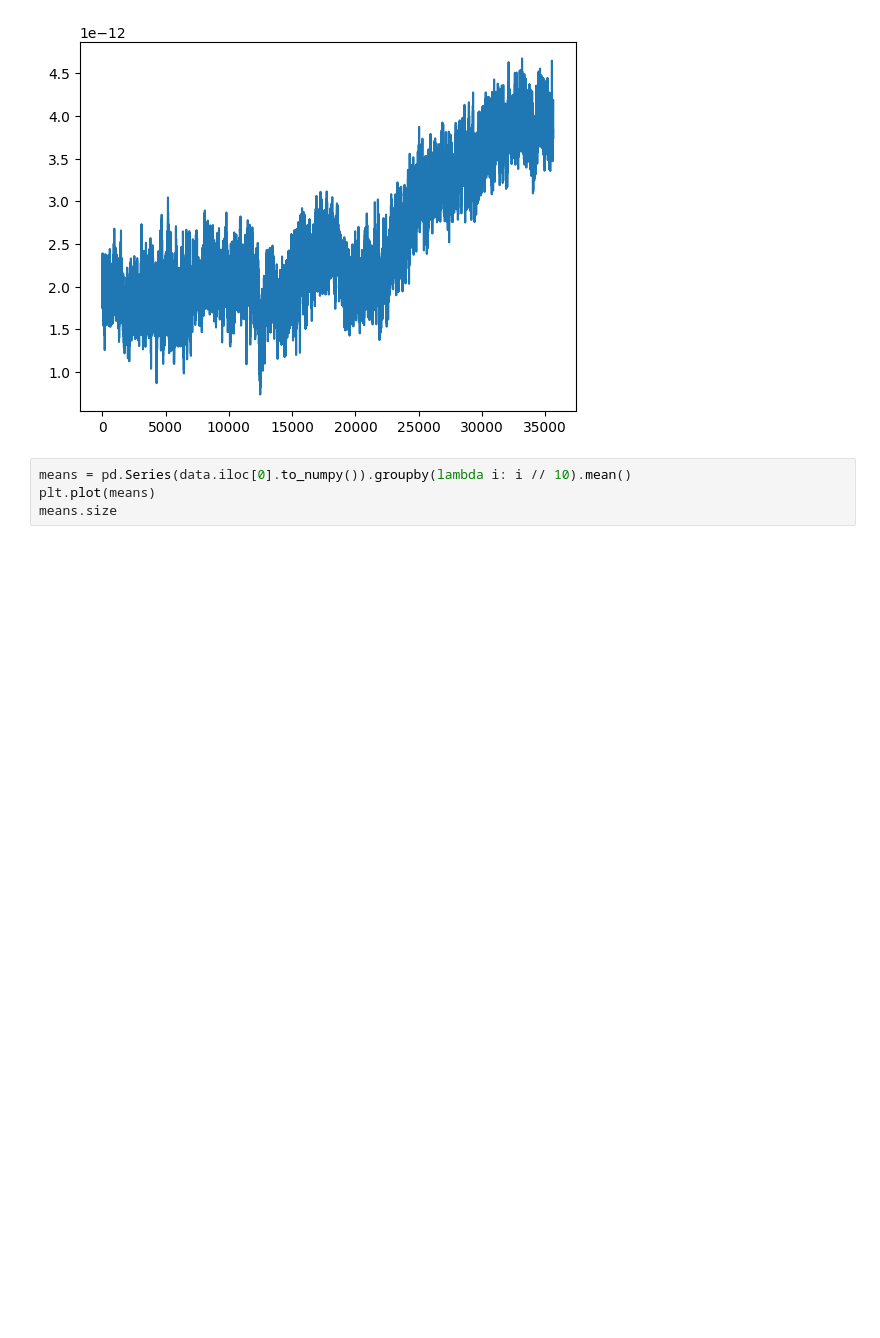
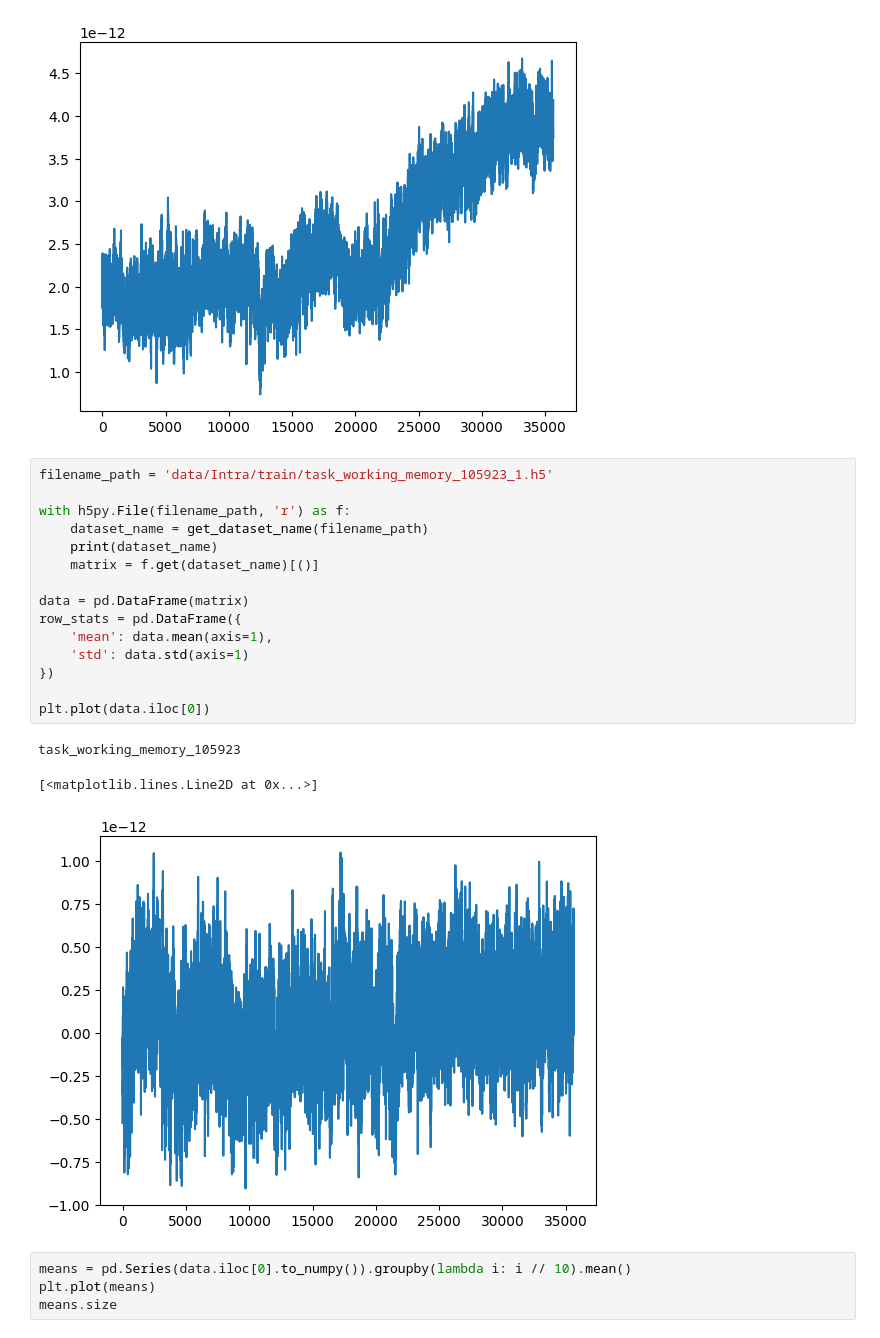
Before and after one commit to LeonV1110/DeepLearning, a Jupyter notebook: Assignment 2/data_exploration.ipynb, the cells around one changed output. Drawn from its saved outputs; the diff is of its cells as text; blank space fills up the shorter version.

```diff
--- a/Assignment 2/data_exploration.ipynb
+++ b/Assignment 2/data_exploration.ipynb
@@ -32,6 +32,25 @@ plt.plot(data.iloc[0])
 # %% [output]
 [<matplotlib.lines.Line2D at 0x...>]
 [figure]
+# %%
+filename_path = 'data/Intra/train/task_working_memory_105923_1.h5'
+
+with h5py.File(filename_path, 'r') as f:
+    dataset_name = get_dataset_name(filename_path)
+    print(dataset_name)
+    matrix = f.get(dataset_name)[()]
+
+data = pd.DataFrame(matrix)
+row_stats = pd.DataFrame({
+    'mean': data.mean(axis=1),
+    'std': data.std(axis=1)
+})
+
+plt.plot(data.iloc[0])
+# %% [output]
+task_working_memory_105923
+[<matplotlib.lines.Line2D at 0x...>]
+[figure, added]
 # %%
 means = pd.Series(data.iloc[0].to_numpy()).groupby(lambda i: i // 10).mean()
 plt.plot(means)
```
Also changed, not shown: 4 other files.
